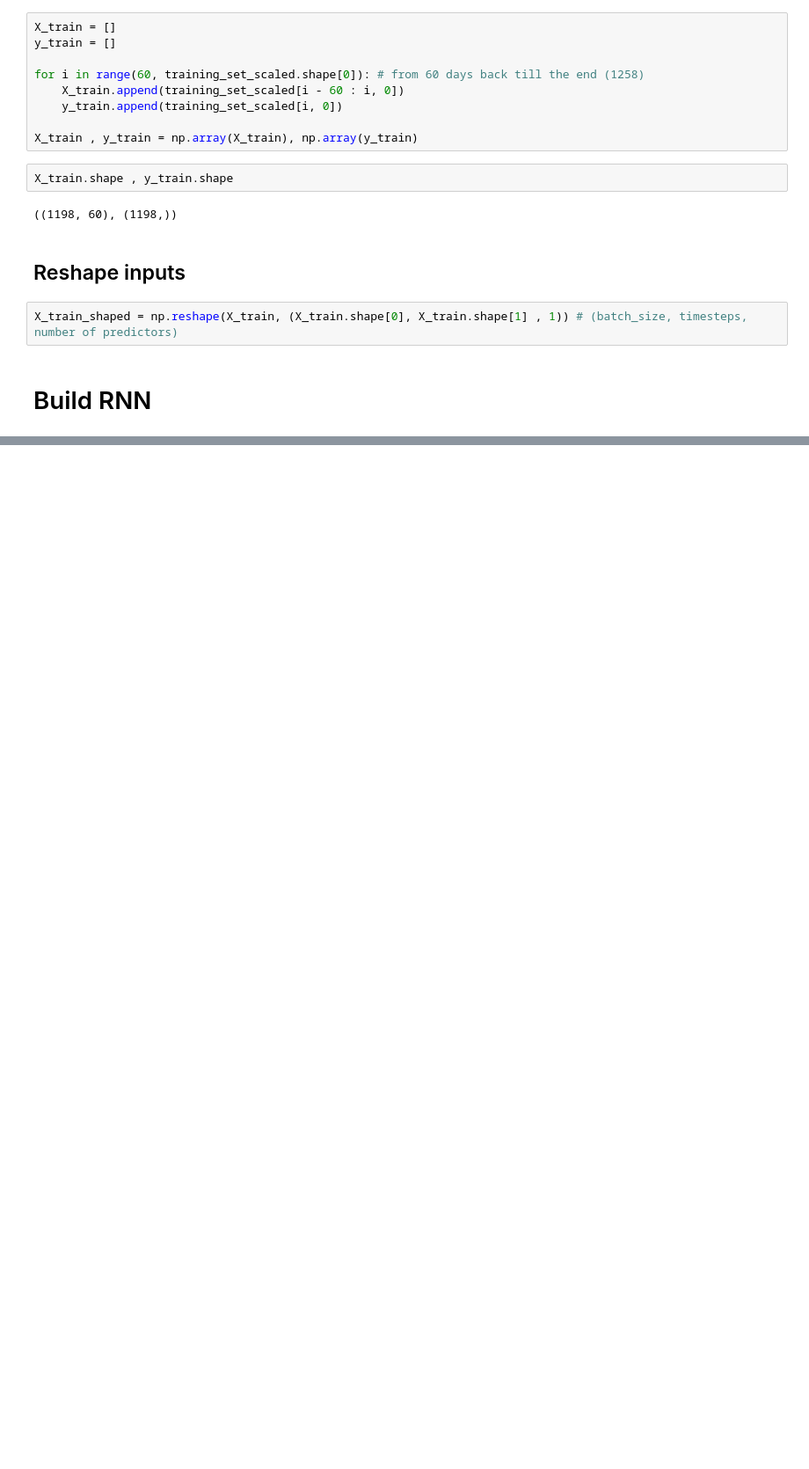
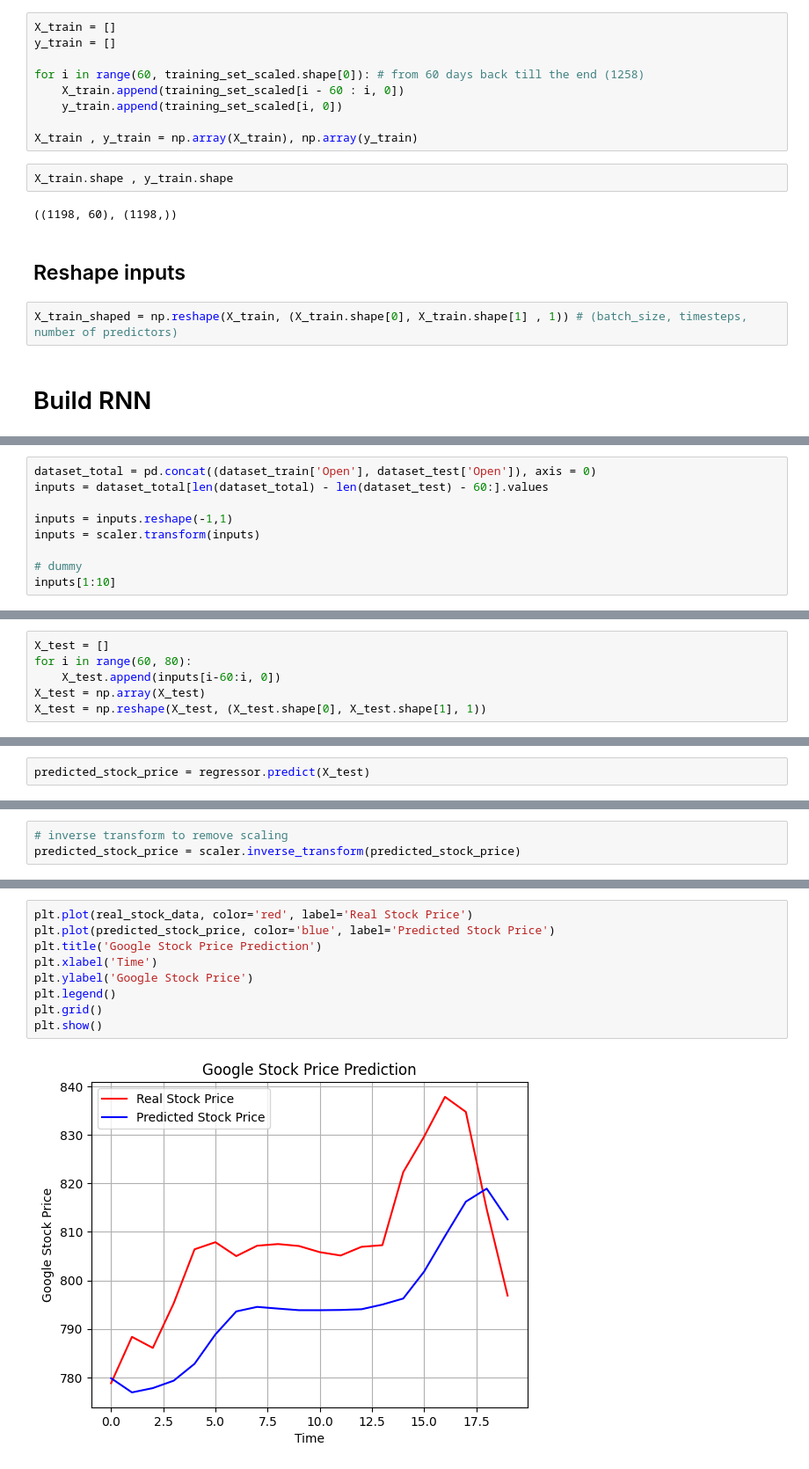
Before and after one commit to beercafeguy/dl-a-z, a Jupyter notebook: RNN/LSTM/google_stock_trend.ipynb, the cells around one changed output, grey strips where cells are left out. Shown: that part at 88% size. Saved outputs shown, nothing was run; the diff lists cells and outputs as text; blank space fills up the shorter version.

```diff
--- a/RNN/LSTM/google_stock_trend.ipynb
+++ b/RNN/LSTM/google_stock_trend.ipynb
@@ -79,0 +162,9 @@ X_train_shaped = np.reshape(X_train, (X_train.shape[0], X_train.shape[1] , 1)) #
+# %%
+dataset_total = pd.concat((dataset_train['Open'], dataset_test['Open']), axis = 0)
+inputs = dataset_total[len(dataset_total) - len(dataset_test) - 60:].values
+
+inputs = inputs.reshape(-1,1)
+inputs = scaler.transform(inputs)
+
+# dummy
+inputs[1:10]
@@ -79,0 +181,6 @@ X_train_shaped = np.reshape(X_train, (X_train.shape[0], X_train.shape[1] , 1)) #
+# %%
+X_test = []
+for i in range(60, 80):
+    X_test.append(inputs[i-60:i, 0])
+X_test = np.array(X_test)
+X_test = np.reshape(X_test, (X_test.shape[0], X_test.shape[1], 1))
@@ -79,0 +189,2 @@ X_train_shaped = np.reshape(X_train, (X_train.shape[0], X_train.shape[1] , 1)) #
+# %%
+predicted_stock_price = regressor.predict(X_test)
@@ -79,0 +193,3 @@ X_train_shaped = np.reshape(X_train, (X_train.shape[0], X_train.shape[1] , 1)) #
+# %%
+# inverse transform to remove scaling
+predicted_stock_price = scaler.inverse_transform(predicted_stock_price)
@@ -79,0 +202,11 @@ X_train_shaped = np.reshape(X_train, (X_train.shape[0], X_train.shape[1] , 1)) #
+# %%
+plt.plot(real_stock_data, color='red', label='Real Stock Price')
+plt.plot(predicted_stock_price, color='blue', label='Predicted Stock Price')
+plt.title('Google Stock Price Prediction')
+plt.xlabel('Time')
+plt.ylabel('Google Stock Price')
+plt.legend()
+plt.grid()
+plt.show()
+# %% [output]
+[figure, added]
```
Also changed, not shown: parts of 17 cells of this notebook.
